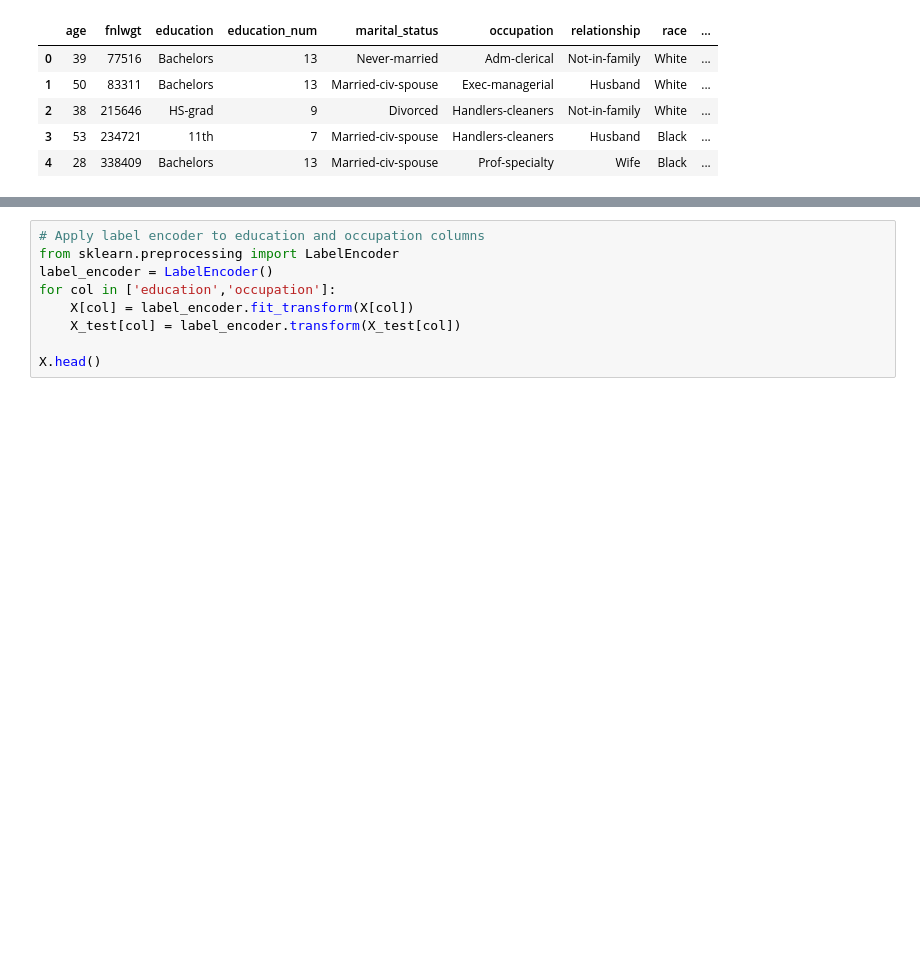
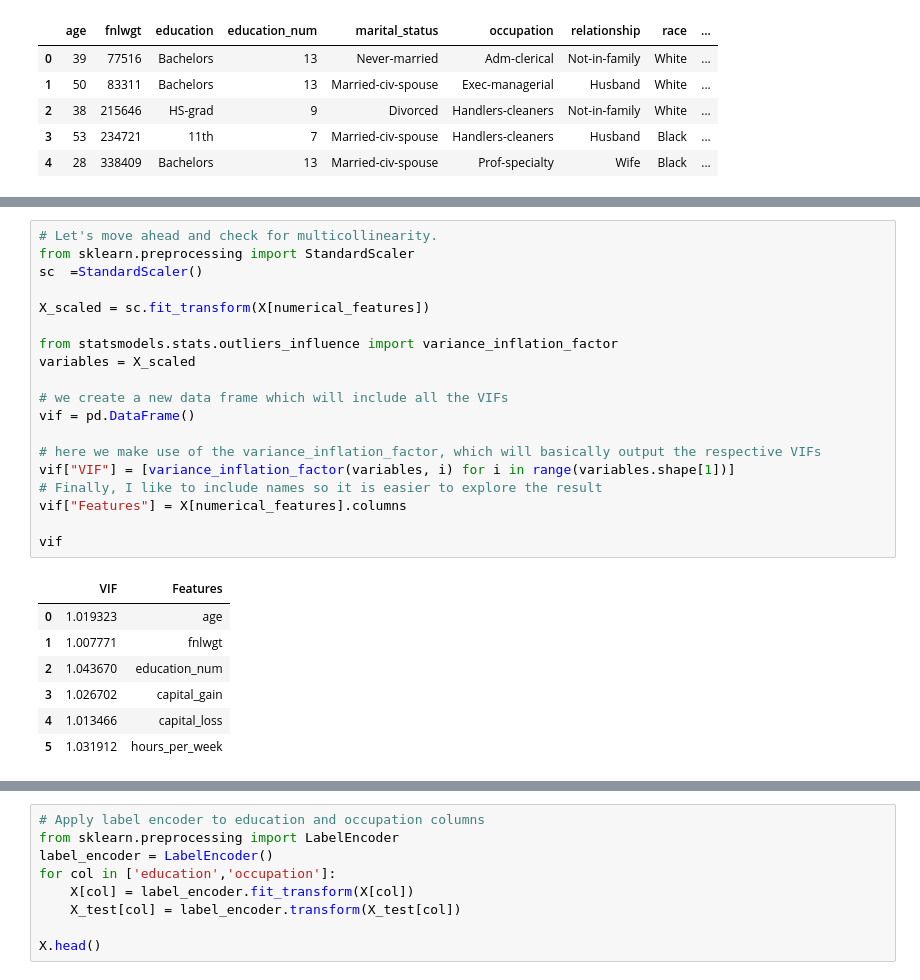
Before and after one commit to obeabi/Assignments, a Jupyter notebook: Main_XGBoost.ipynb, the cells around one changed output, grey strips where cells are left out. Saved outputs shown, nothing was run; the diff lists cells and outputs as text; blank space fills up the shorter version.

```diff
--- a/Main_XGBoost.ipynb
+++ b/Main_XGBoost.ipynb
@@ -607,0 +618,27 @@ X.head()
+# %%
+# Let's move ahead and check for multicollinearity.
+from sklearn.preprocessing import StandardScaler
+sc  =StandardScaler()
+
+X_scaled = sc.fit_transform(X[numerical_features])
+
+from statsmodels.stats.outliers_influence import variance_inflation_factor
+variables = X_scaled
+
+# we create a new data frame which will include all the VIFs
+vif = pd.DataFrame()
+
+# here we make use of the variance_inflation_factor, which will basically output the respective VIFs
+vif["VIF"] = [variance_inflation_factor(variables, i) for i in range(variables.shape[1])]
+# Finally, I like to include names so it is easier to explore the result
+vif["Features"] = X[numerical_features].columns
+
+vif
+# %% [output]
+|  | VIF | Features |
+| 0 | 1.019323 | age |
+| 1 | 1.007771 | fnlwgt |
+| 2 | 1.043670 | education_num |
+| 3 | 1.026702 | capital_gain |
+| 4 | 1.013466 | capital_loss |
+| 5 | 1.031912 | hours_per_week |
```
Also changed, not shown: parts of 5 cells of this notebook.
